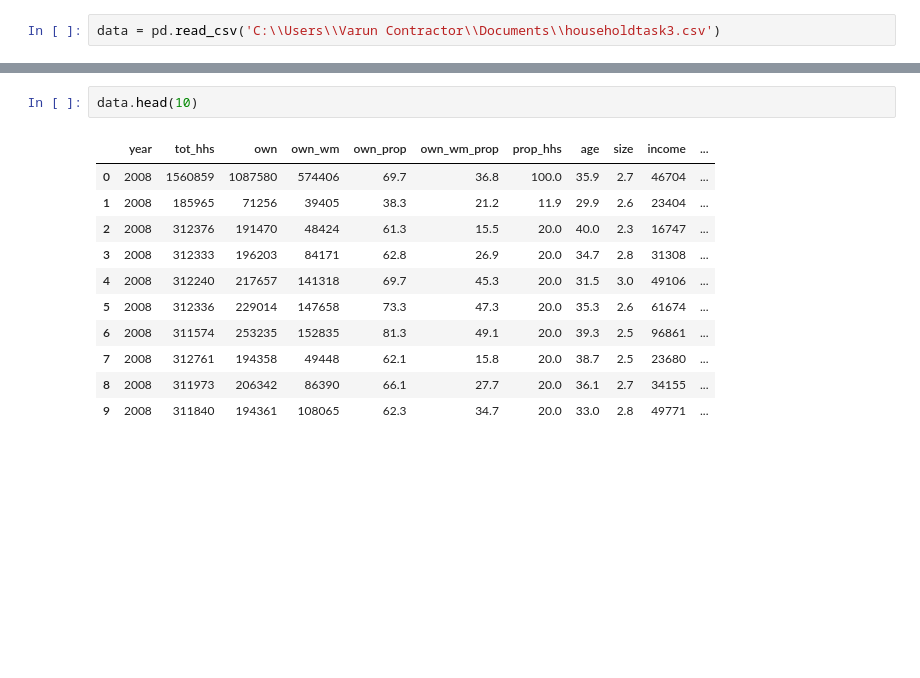
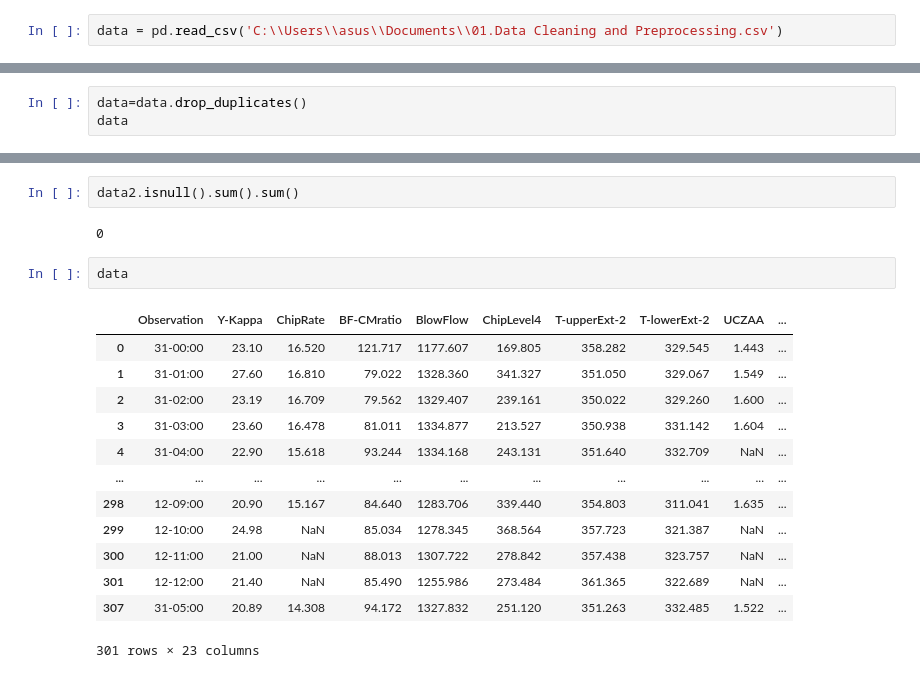
Before and after one commit to VarunC17/mainflow-tasks, a Jupyter notebook: Untitled1.ipynb, the cells around one changed output, grey strips where cells are left out. Saved outputs shown, nothing was run; the diff lists cells and outputs as text; blank space fills up the shorter version.

```diff
--- a/Untitled1.ipynb
+++ b/Untitled1.ipynb
@@ -6,2 +3,2 @@ import seaborn as sns
 # %%
-data = pd.read_csv('C:\\Users\\Varun Contractor\\Documents\\householdtask3.csv')
+data = pd.read_csv('C:\\Users\\asus\\Documents\\01.Data Cleaning and Preprocessing.csv')
@@ -7,0 +42,3 @@ data = pd.read_csv('C:\\Users\\Varun Contractor\\Documents\\householdtask3.csv')
+# %%
+data=data.drop_duplicates()
+data
@@ -8,14 +132,20 @@ data = pd.read_csv('C:\\Users\\Varun Contractor\\Documents\\householdtask3.csv')
+# %%
+data2.isnull().sum().sum()
+# %% [output]
+0
 # %%
-data.head(10)
+data
 # %% [output]
-|  | year | tot_hhs | own | own_wm | own_prop | own_wm_prop | prop_hhs | age | size | income | ... |
-| 0 | 2008 | 1560859 | 1087580 | 574406 | 69.7 | 36.8 | 100.0 | 35.9 | 2.7 | 46704 | ... |
-| 1 | 2008 | 185965 | 71256 | 39405 | 38.3 | 21.2 | 11.9 | 29.9 | 2.6 | 23404 | ... |
-| 2 | 2008 | 312376 | 191470 | 48424 | 61.3 | 15.5 | 20.0 | 40.0 | 2.3 | 16747 | ... |
-| 3 | 2008 | 312333 | 196203 | 84171 | 62.8 | 26.9 | 20.0 | 34.7 | 2.8 | 31308 | ... |
-| 4 | 2008 | 312240 | 217657 | 141318 | 69.7 | 45.3 | 20.0 | 31.5 | 3.0 | 49106 | ... |
-| 5 | 2008 | 312336 | 229014 | 147658 | 73.3 | 47.3 | 20.0 | 35.3 | 2.6 | 61674 | ... |
-| 6 | 2008 | 311574 | 253235 | 152835 | 81.3 | 49.1 | 20.0 | 39.3 | 2.5 | 96861 | ... |
-| 7 | 2008 | 312761 | 194358 | 49448 | 62.1 | 15.8 | 20.0 | 38.7 | 2.5 | 23680 | ... |
-| 8 | 2008 | 311973 | 206342 | 86390 | 66.1 | 27.7 | 20.0 | 36.1 | 2.7 | 34155 | ... |
-| 9 | 2008 | 311840 | 194361 | 108065 | 62.3 | 34.7 | 20.0 | 33.0 | 2.8 | 49771 | ... |
+|  | Observation | Y-Kappa | ChipRate | BF-CMratio | BlowFlow | ChipLevel4 | T-upperExt-2 | T-lowerExt-2 | UCZAA | ... |
+| 0 | 31-00:00 | 23.10 | 16.520 | 121.717 | 1177.607 | 169.805 | 358.282 | 329.545 | 1.443 | ... |
+| 1 | 31-01:00 | 27.60 | 16.810 | 79.022 | 1328.360 | 341.327 | 351.050 | 329.067 | 1.549 | ... |
+| 2 | 31-02:00 | 23.19 | 16.709 | 79.562 | 1329.407 | 239.161 | 350.022 | 329.260 | 1.600 | ... |
+| 3 | 31-03:00 | 23.60 | 16.478 | 81.011 | 1334.877 | 213.527 | 350.938 | 331.142 | 1.604 | ... |
+| 4 | 31-04:00 | 22.90 | 15.618 | 93.244 | 1334.168 | 243.131 | 351.640 | 332.709 | NaN | ... |
+| ... | ... | ... | ... | ... | ... | ... | ... | ... | ... | ... |
+| 298 | 12-09:00 | 20.90 | 15.167 | 84.640 | 1283.706 | 339.440 | 354.803 | 311.041 | 1.635 | ... |
+| 299 | 12-10:00 | 24.98 | NaN | 85.034 | 1278.345 | 368.564 | 357.723 | 321.387 | NaN | ... |
+| 300 | 12-11:00 | 21.00 | NaN | 88.013 | 1307.722 | 278.842 | 357.438 | 323.757 | NaN | ... |
+| 301 | 12-12:00 | 21.40 | NaN | 85.490 | 1255.986 | 273.484 | 361.365 | 322.689 | NaN | ... |
+| 307 | 31-05:00 | 20.89 | 14.308 | 94.172 | 1327.832 | 251.120 | 351.263 | 332.485 | 1.522 | ... |
+301 rows × 23 columns
```
Also changed, not shown: parts of 23 cells of this notebook.
